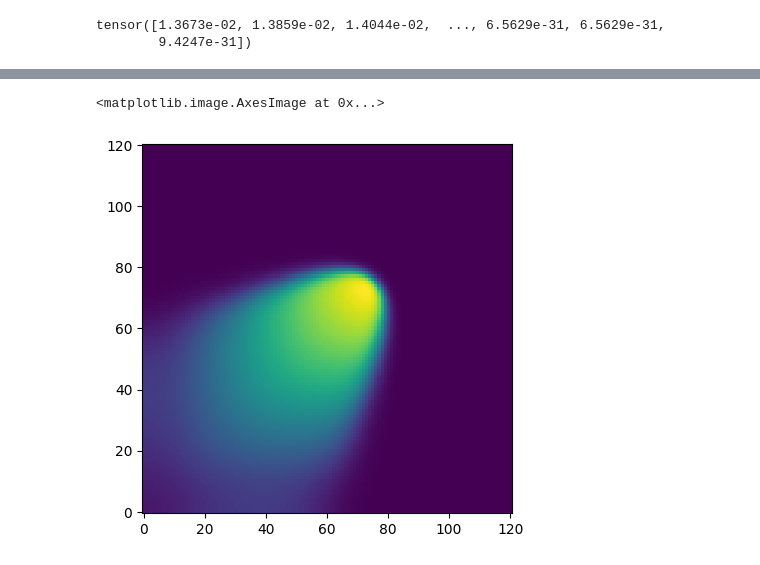
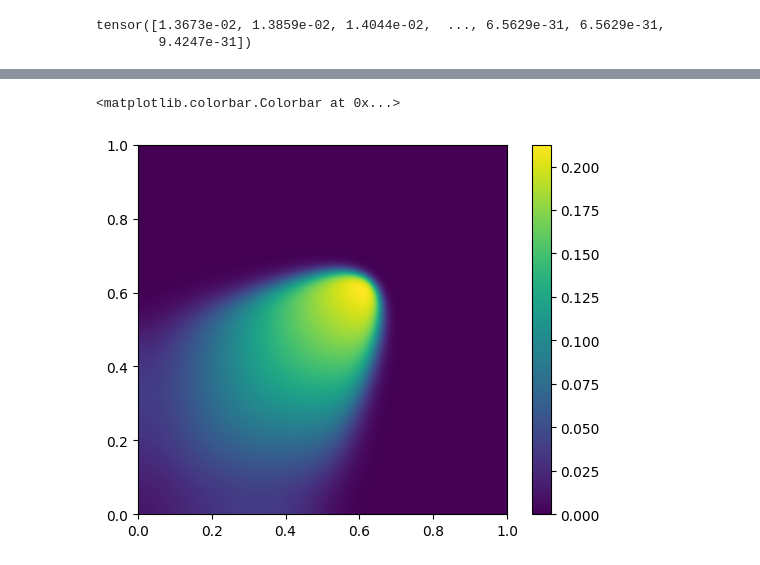
Before and after one commit to peiyichen1995/ROM, a Jupyter notebook: train.ipynb, the cells around one changed output, grey strips where cells are left out. Saved outputs shown, nothing was run; the diff lists cells and outputs as text; code cells hidden in the pictures.

```diff
--- a/train.ipynb
+++ b/train.ipynb
@@ -99,24 +81,25 @@ plt.scatter(coords_x, coords_y, c=approximates[1].detach().cpu(), alpha=0.5)
 # %%
 import matplotlib.pyplot as plt
 import numpy as np
 from scipy.interpolate import griddata
 
 # data coordinates and values
 x = coords_x.tolist()
 y = coords_y.tolist()
 z = datas[500].tolist()
 
 # target grid to interpolate to
-xi = yi = np.linspace(0,1.0,121)
+xi = yi = np.linspace(0,1.0,1200)
 xi,yi = np.meshgrid(xi,yi)
 
 # set mask
 # mask = (xi > 0.5) & (xi < 0.6) & (yi > 0.5) & (yi < 0.6)
 
 # interpolate
 zi = griddata((x,y),z,(xi,yi),method='cubic')
 
-plt.imshow(zi,origin='lower')
+plt.imshow(zi,origin='lower', extent=[0,1,0,1])
+plt.colorbar()
 # %% [output]
-<matplotlib.image.AxesImage at 0x...>
+<matplotlib.colorbar.Colorbar at 0x...>
-[figure, old version]
+[figure, new version]
```
Also changed, not shown: parts of 13 cells of this notebook, 3 other files.
